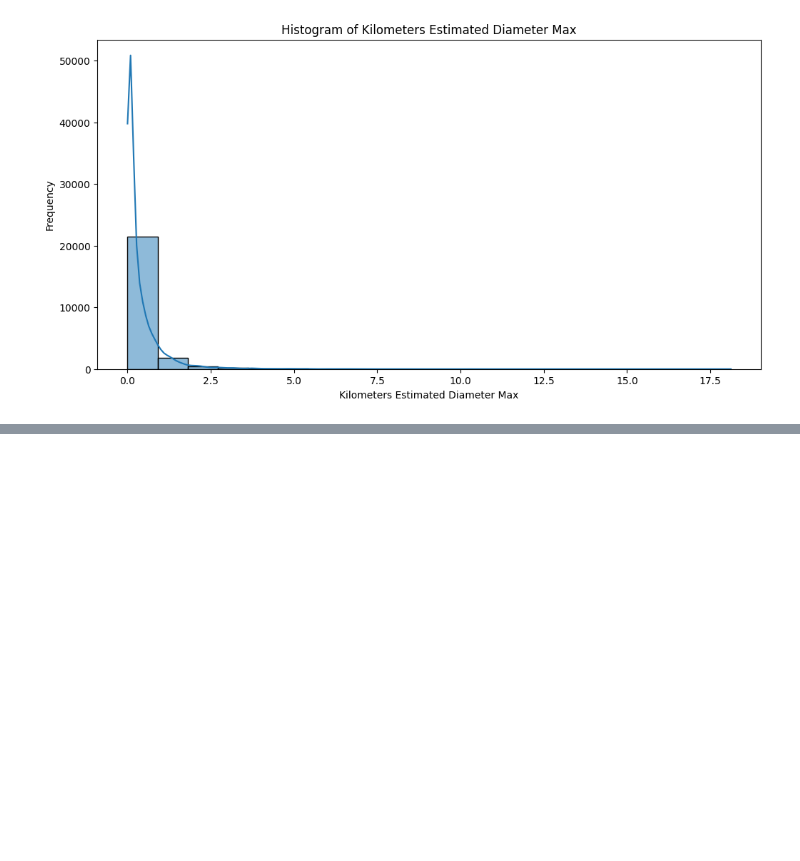
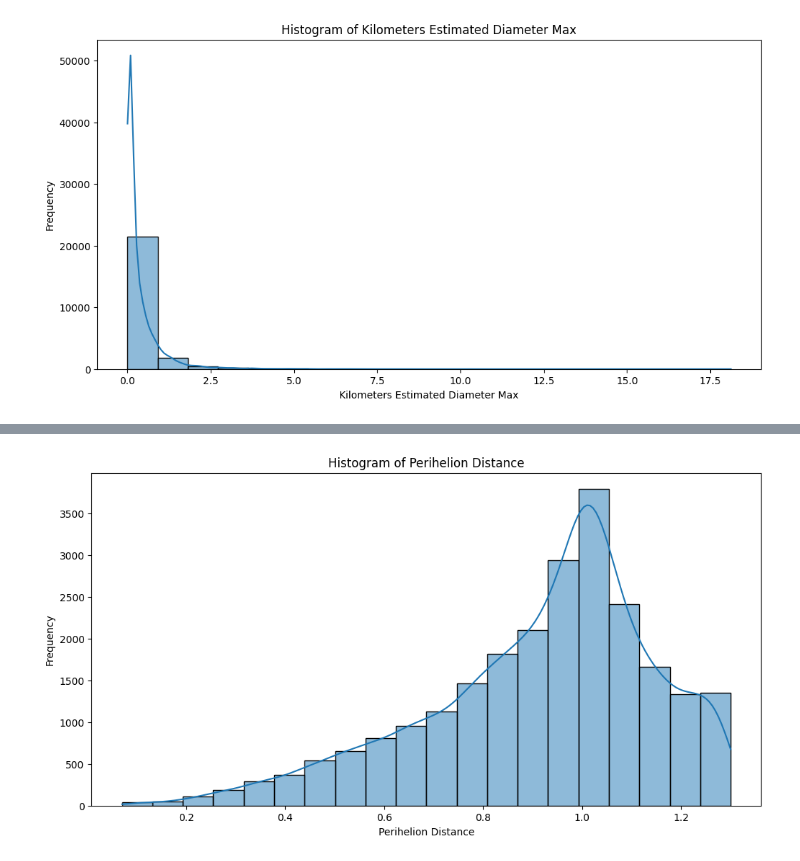
Before and after one commit to nhocratac/IE224-NEO, a Jupyter notebook: notebook/expolre_data.ipynb, the cells around one changed output, grey strips where cells are left out. Cells and saved outputs as stored; diff of their text form; code cells hidden in the pictures; blank space fills up the shorter version.

```diff
--- a/notebook/expolre_data.ipynb
+++ b/notebook/expolre_data.ipynb
@@ -95,0 +111,9 @@ plt.show()
+# %%
+plt.figure(figsize=(12, 6))
+sns.histplot(df['perihelion_distance'], bins=20, edgecolor='black', kde = True)
+plt.title('Histogram of Perihelion Distance')
+plt.xlabel('Perihelion Distance')
+plt.ylabel('Frequency')
+plt.show()
+# %% [output]
+[figure, added]
```
Also changed, not shown: parts of 9 cells of this notebook.
